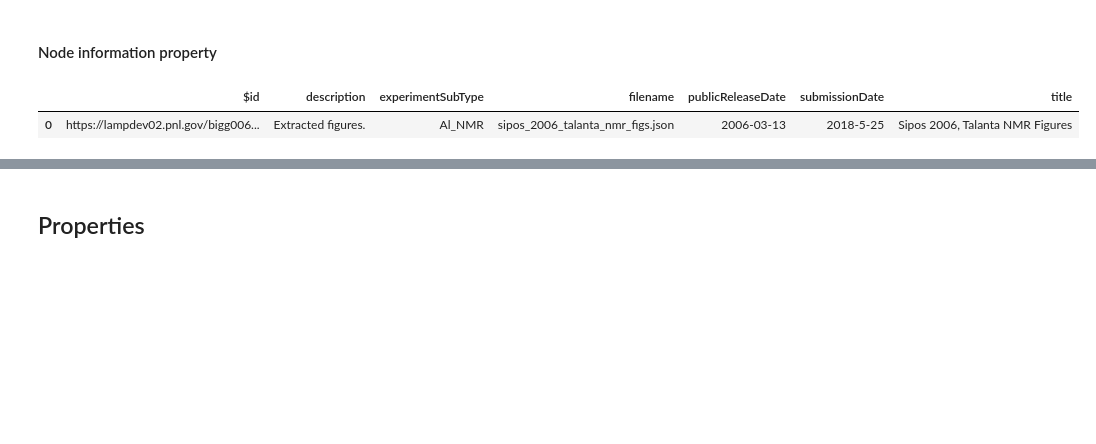
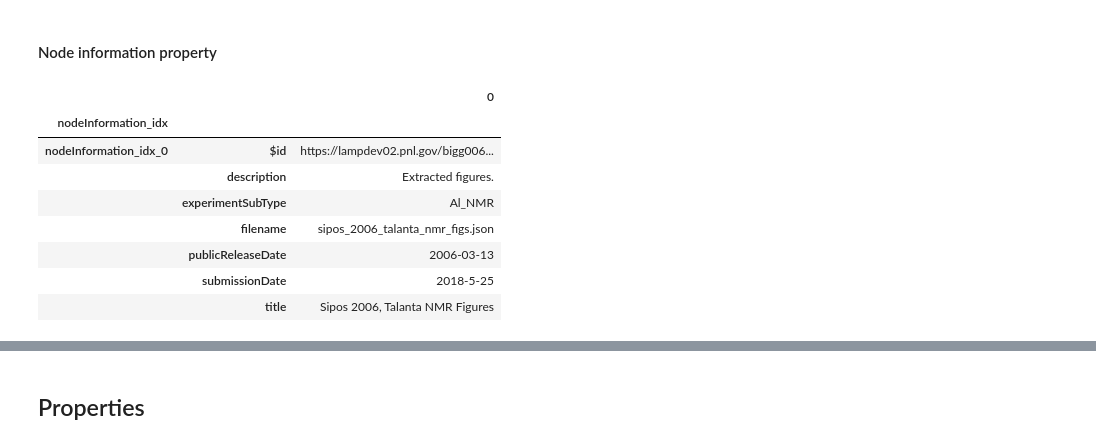
Before and after one commit to biggstd/isaDream, a Jupyter notebook: dev_notebooks/vis_01.ipynb, the cells around one changed output, grey strips where cells are left out. Cells and saved outputs as stored; diff of their text form; code cells hidden in the pictures; blank space fills up the shorter version.

```diff
--- a/dev_notebooks/vis_01.ipynb
+++ b/dev_notebooks/vis_01.ipynb
@@ -68,8 +68,15 @@ The private dataframes can be seen prefixed with `_[CLASS_NAME]__`.
 # %% [markdown]
 #### Node information property
 # %%
-MODEL._DrupalNode__node_information
+MODEL._DrupalNode__node_information.T
 # %% [output]
-|  | $id | description | experimentSubType | filename | publicReleaseDate | submissionDate | title |
-| 0 | https://lampdev02.pnl.gov/bigg006... | Extracted figures. | Al_NMR | sipos_2006_talanta_nmr_figs.json | 2006-03-13 | 2018-5-25 | Sipos 2006, Talanta NMR Figures |
+|  |  | 0 |
+| nodeInformation_idx |  |  |
+| nodeInformation_idx_0 | $id | https://lampdev02.pnl.gov/bigg006... |
+|  | description | Extracted figures. |
+|  | experimentSubType | Al_NMR |
+|  | filename | sipos_2006_talanta_nmr_figs.json |
+|  | publicReleaseDate | 2006-03-13 |
+|  | submissionDate | 2018-5-25 |
+|  | title | Sipos 2006, Talanta NMR Figures |
 # %%
```
Also changed, not shown: parts of 12 cells of this notebook, 1 other file.
